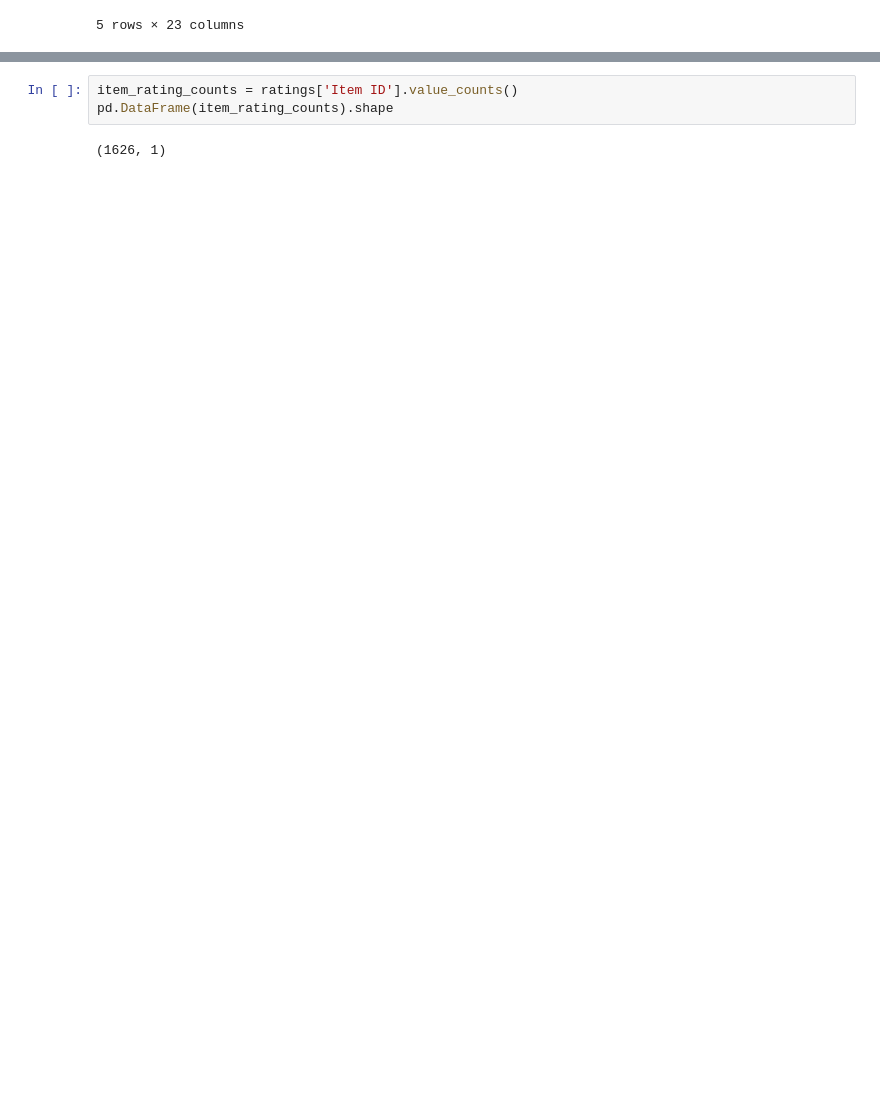
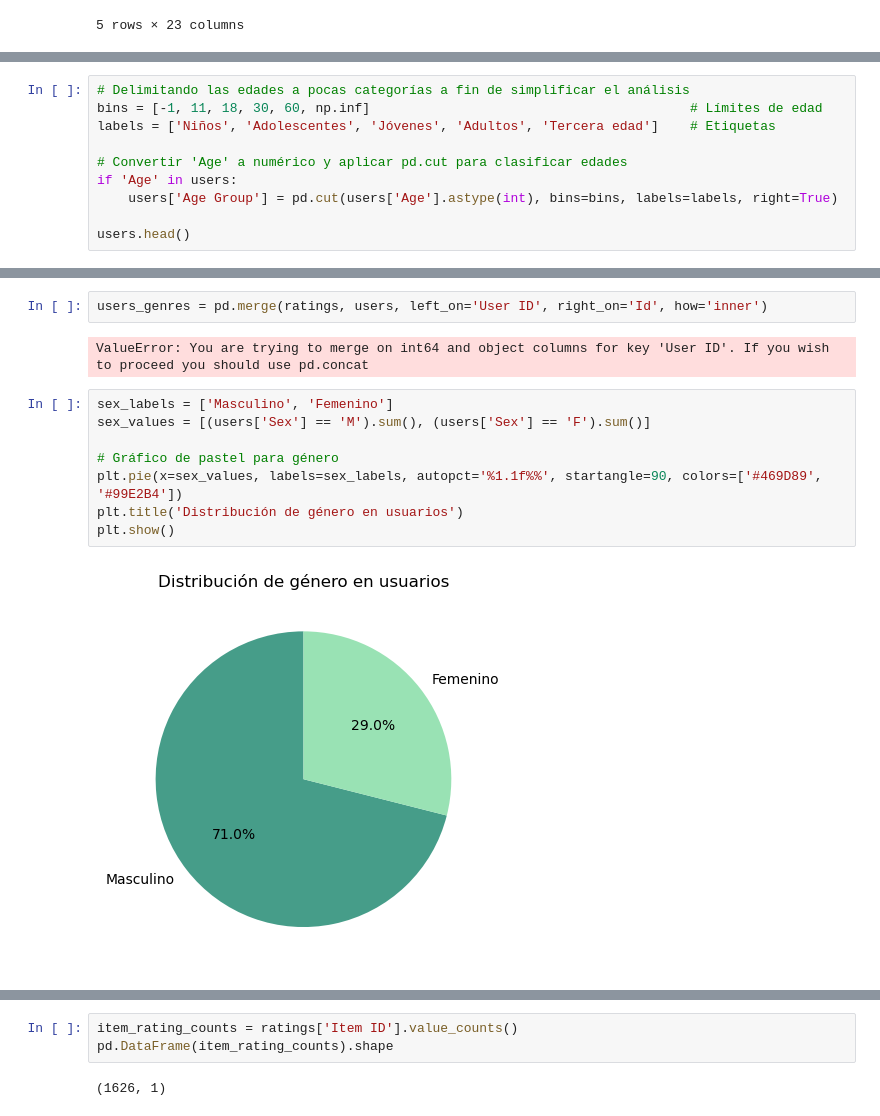
Before and after one commit to MonicaCabanas23/artificial-intelligence-course, a Jupyter notebook: Tareas/second-project/Second_Project.ipynb, the cells around one changed output, grey strips where cells are left out. Saved outputs shown, nothing was run; the diff lists cells and outputs as text; blank space fills up the shorter version.

```diff
--- a/Tareas/second-project/Second_Project.ipynb
+++ b/Tareas/second-project/Second_Project.ipynb
@@ -275,0 +194,10 @@ plt.show()
+# %%
+# Delimitando las edades a pocas categorías a fin de simplificar el análisis
+bins = [-1, 11, 18, 30, 60, np.inf]                                         # Límites de edad
+labels = ['Niños', 'Adolescentes', 'Jóvenes', 'Adultos', 'Tercera edad']    # Etiquetas
+
+# Convertir 'Age' a numérico y aplicar pd.cut para clasificar edades
+if 'Age' in users:
+    users['Age Group'] = pd.cut(users['Age'].astype(int), bins=bins, labels=labels, right=True)
+
+users.head()
@@ -275,0 +211,14 @@ plt.show()
+# %%
+users_genres = pd.merge(ratings, users, left_on='User ID', right_on='Id', how='inner')
+# %% [output]
+ValueError: You are trying to merge on int64 and object columns for key 'User ID'. If you wish to proceed you should use pd.concat
+# %%
+sex_labels = ['Masculino', 'Femenino']
+sex_values = [(users['Sex'] == 'M').sum(), (users['Sex'] == 'F').sum()]
+
+# Gráfico de pastel para género
+plt.pie(x=sex_values, labels=sex_labels, autopct='%1.1f%%', startangle=90, colors=['#469D89', '#99E2B4'])
+plt.title('Distribución de género en usuarios')
+plt.show()
+# %% [output]
+[figure, added]
```
Also changed, not shown: parts of 36 cells of this notebook.
